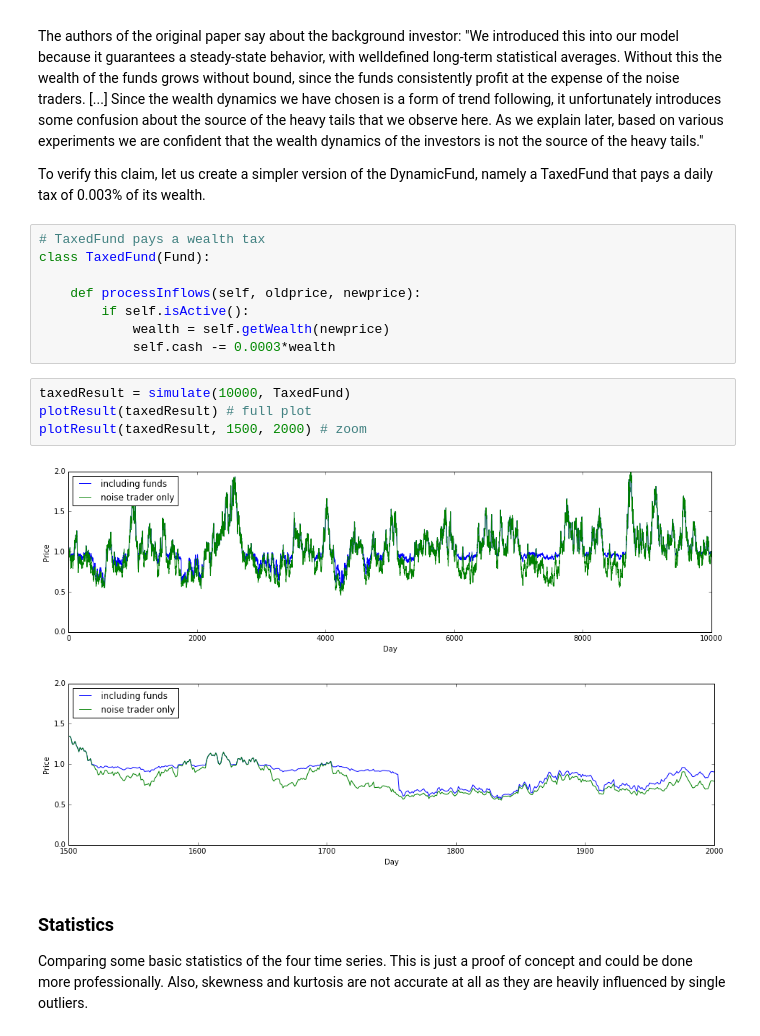
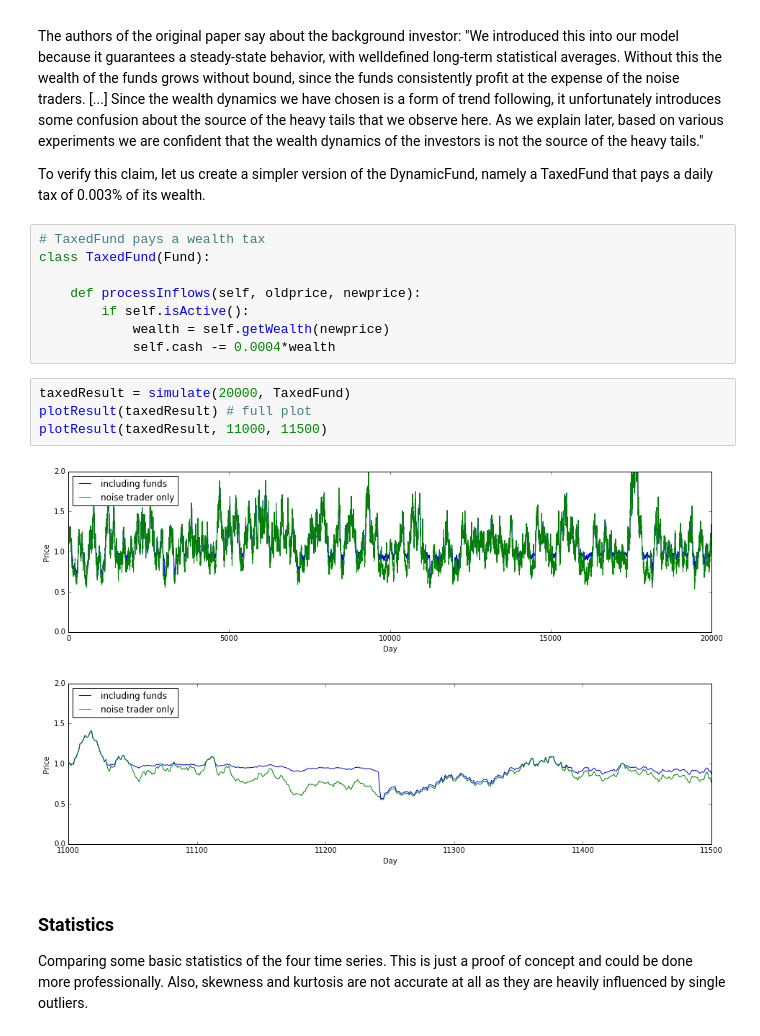
Before and after one commit to davidrpugh/sfi-complexity-mooc, a Jupyter notebook: notebooks/mathematical finance - leverage.ipynb, the cells around one changed output. Saved outputs shown, nothing was run; the diff lists cells and outputs as text.

```diff
--- a/notebooks/mathematical finance - leverage.ipynb
+++ b/notebooks/mathematical finance - leverage.ipynb
@@ -319,14 +319,14 @@ class TaxedFund(Fund):
     def processInflows(self, oldprice, newprice):
         if self.isActive():
             wealth = self.getWealth(newprice)
-            self.cash -= 0.0003*wealth
+            self.cash -= 0.0004*wealth
 # %%
-taxedResult = simulate(10000, TaxedFund)
+taxedResult = simulate(20000, TaxedFund)
 plotResult(taxedResult) # full plot
-plotResult(taxedResult, 1500, 2000) # zoom
+plotResult(taxedResult, 11000, 11500)
 # %% [output]
-[figure, old version]
+[figure, new version]
-[figure, old version]
+[figure, new version]
 # %% [markdown]
 <h3> Statistics </h3>
 
```
Also changed, not shown: parts of 4 cells of this notebook.
